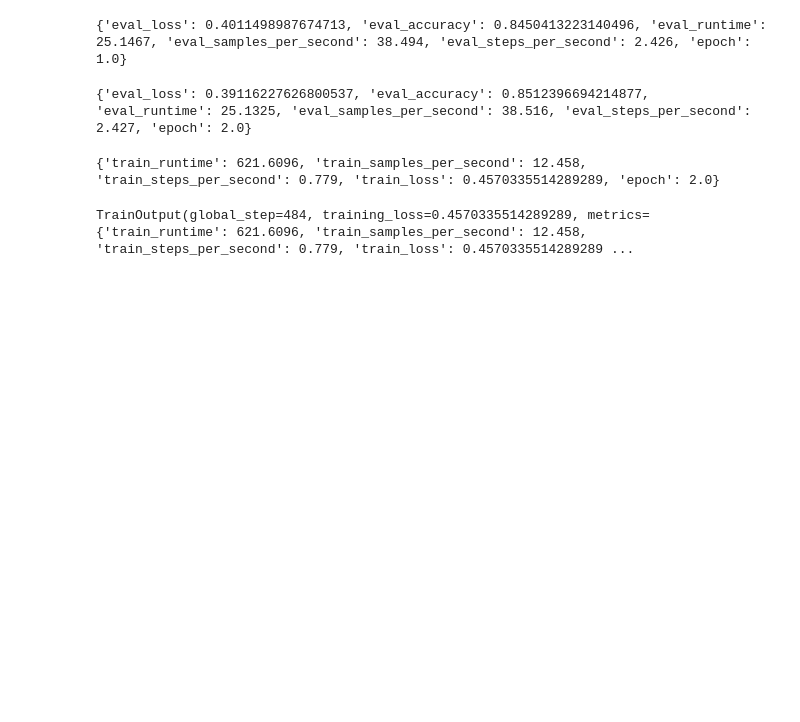
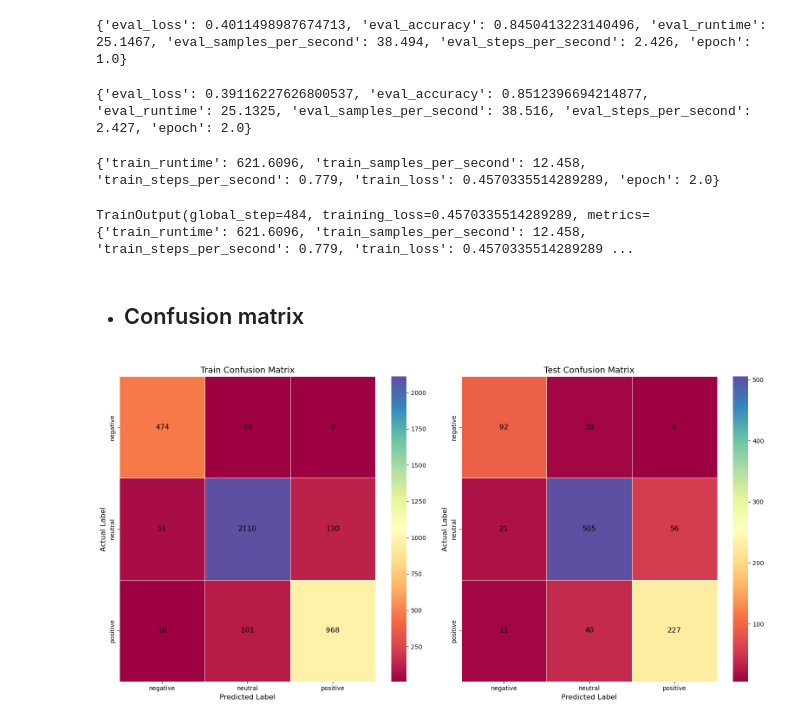
Before and after one commit to kkudzelich/sentiment-analysis, a Jupyter notebook: fine_tuning_distilbert.ipynb, the cells around one changed output. Saved outputs shown, nothing was run; the diff lists cells and outputs as text; code cells hidden in the pictures; blank space fills up the shorter version.

Commit message:
Confusion matrix

```diff
--- a/fine_tuning_distilbert.ipynb
+++ b/fine_tuning_distilbert.ipynb
@@ -252,3 +248,49 @@ Example:
 TrainOutput(global_step=484, training_loss=0.4570335514289289, metrics={'train_runtime': 621.6096, 'train_samples_per_second': 12.458, 'train_steps_per_second': 0.779, 'train_loss': 0.4570335514289289 ...
 # %%
 model = trainer.model
+# %% [markdown]
+* ## Confusion matrix
+# %%
+# Make predictions on train and test data
+train_preds = []
+for text in tqdm(texts_train):
+    inputs_train = tokenizer(text, return_tensors='pt').to(device)
+    outputs_train = model(**inputs_train)
+    logits_train = outputs_train.logits
+    predicted_class_id_train = logits_train.argmax(-1).item() # predict label id
+
+    train_preds.append(id2label[predicted_class_id_train]) # convert predicted id to label and append it
+
+
+test_preds = []
+for text in tqdm(texts_test):
+    inputs_test = tokenizer(text, return_tensors='pt').to(device)
+    outputs_test = model(**inputs_test)
+    logits_test = outputs_test.logits
+    predicted_class_id_test = logits_test.argmax(-1).item() # predict label id
+
+    test_preds.append(id2label[predicted_class_id_test]) # convert predicted id to label and append it
+# %%
+# Create confusion matrix
+train_conf_matr = confusion_matrix(labels_train, train_preds)
+test_conf_matr = confusion_matrix(labels_test, test_preds)
+
+# all existed labels
+labels = ['negative', 'neutral', 'positive']
+# %%
+fig, axis = plt.subplots(nrows=1, ncols=2, figsize=(16, 8))
+
+for ax, conf_matr, title in zip(axis, [train_conf_matr, test_conf_matr], ["Train Confusion Matrix", "Test Confusion Matrix"]):
+    sns.heatmap(conf_matr, annot=False, fmt='d', cmap='Spectral', xticklabels=labels, yticklabels=labels, linewidth=.5, ax=ax)
+    ax.set_xlabel("Predicted Label", fontsize=12)
+    ax.set_ylabel("Actual Label", fontsize=12)
+    ax.set_title(title, fontsize=14)
+
+    for i in range(len(labels)):
+        for j in range(len(labels)):
+            ax.text(j+0.5, i+0.5, str(conf_matr[i, j]), ha="center", va="center", color="black", fontsize=12)
+
+plt.tight_layout()
+plt.show()
+# %% [output]
+[figure, added]
```
Also changed, not shown: parts of 3 cells of this notebook.
